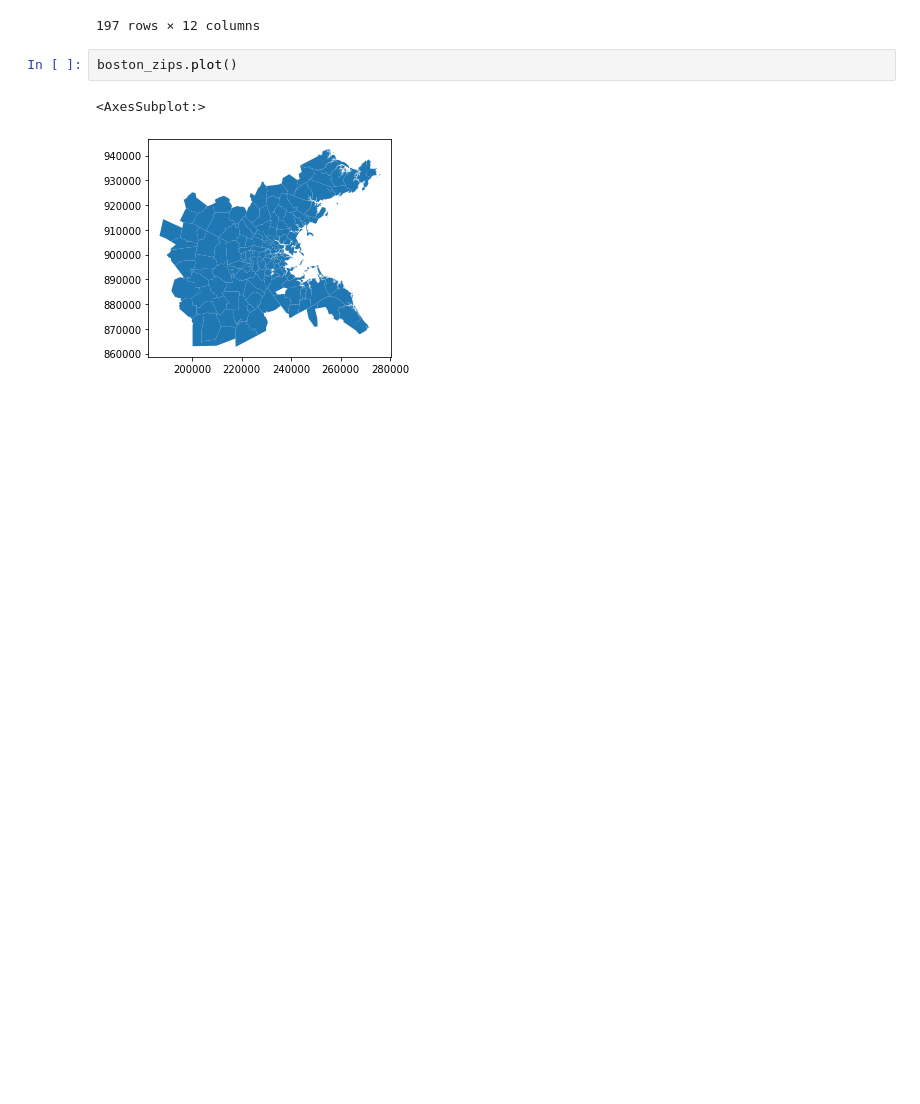
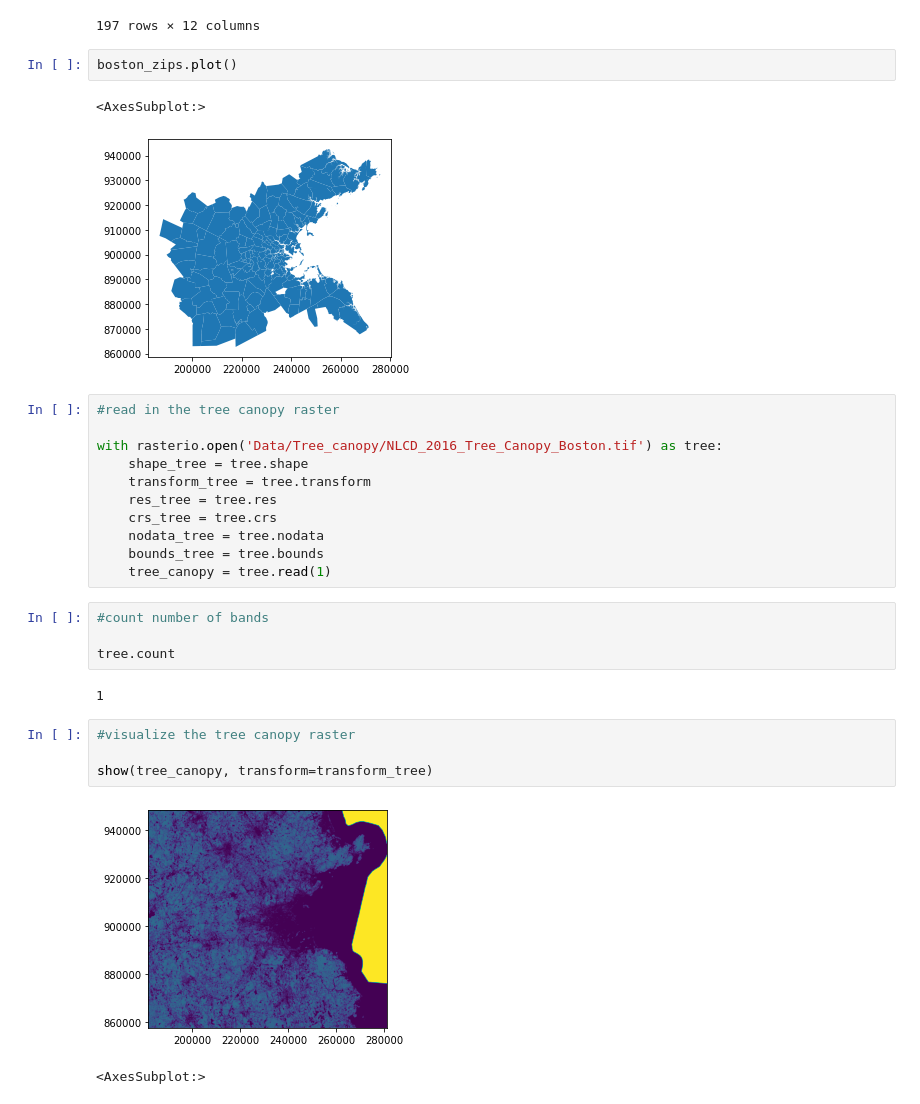
Before and after one commit to gingerleib/outdoor-recreation, a Jupyter notebook: Outdoor_Rec_Analysis.ipynb, the cells around one changed output. Cells and saved outputs as stored; diff of their text form; blank space fills up the shorter version.

Commit message:
read in canopy raster

```diff
--- a/Outdoor_Rec_Analysis.ipynb
+++ b/Outdoor_Rec_Analysis.ipynb
@@ -133,3 +139,27 @@ boston_zips.plot()
 # %% [output]
 <AxesSubplot:>
 [figure]
+# %%
+#read in the tree canopy raster
+
+with rasterio.open('Data/Tree_canopy/NLCD_2016_Tree_Canopy_Boston.tif') as tree:
+    shape_tree = tree.shape
+    transform_tree = tree.transform
+    res_tree = tree.res
+    crs_tree = tree.crs
+    nodata_tree = tree.nodata
+    bounds_tree = tree.bounds
+    tree_canopy = tree.read(1)
+# %%
+#count number of bands
+
+tree.count
+# %% [output]
+1
+# %%
+#visualize the tree canopy raster
+
+show(tree_canopy, transform=transform_tree)
+# %% [output]
+[figure, added]
+<AxesSubplot:>
```
Also changed, not shown: parts of 4 cells of this notebook.
